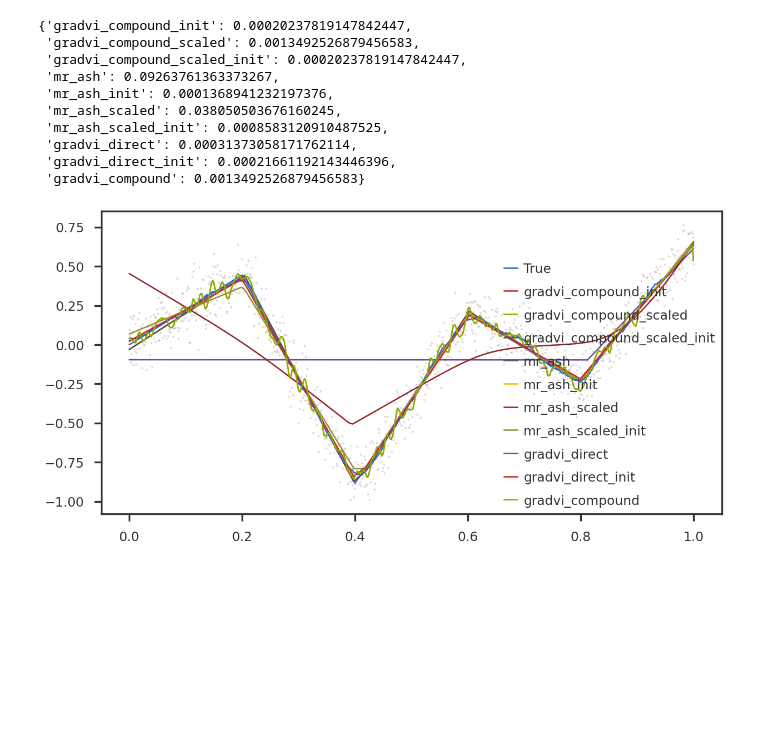
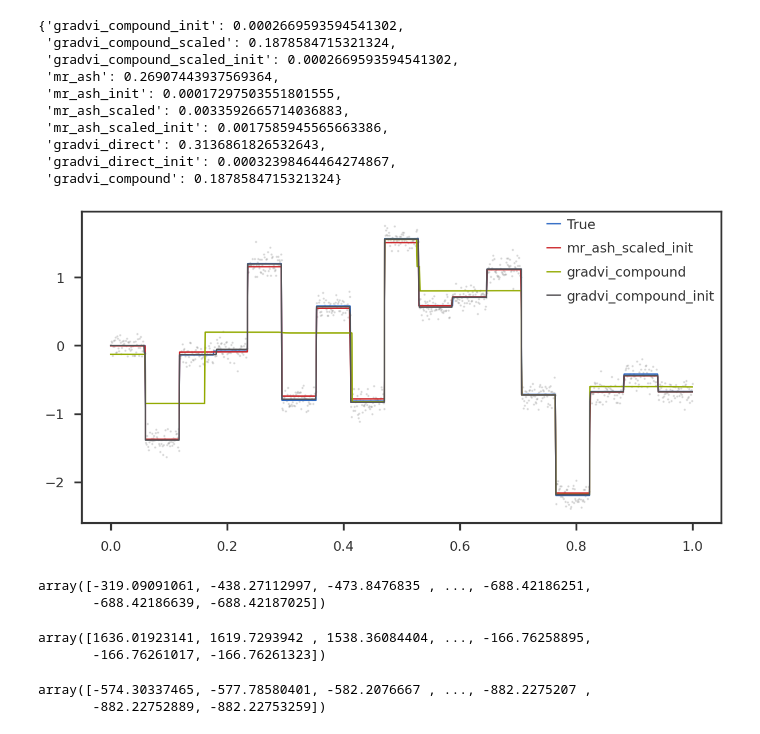
Before and after one commit to banskt/gradvi-experiments, a Jupyter notebook: analysis/dsc_output_trendfiltering.ipynb, the cells around one changed output. Saved outputs shown, nothing was run; the diff lists cells and outputs as text; code cells hidden in the pictures; blank space fills up the shorter version.

```diff
--- a/analysis/dsc_output_trendfiltering.ipynb
+++ b/analysis/dsc_output_trendfiltering.ipynb
@@ -29,7 +29,7 @@ def stratify_dfcols(df, condition_list):
         df = stratify_dfcol(df, colname, value)
     return df
 # %%
-dsc_output = "/home/saikatbanerjee/scratch/work/gradvi-experiments/trendfiltering_trial"
+dsc_output = "/home/saikatbanerjee/scratch/work/gradvi-experiments/trendfiltering"
 # %%
 db = os.path.join(dsc_output, os.path.basename(os.path.normpath(dsc_output)) + ".db")
 print(db)
@@ -50,6 +50,7 @@ condition = [""]
 qp = dscQP(db, target, condition)
 qp_df = qp.output_table
 
-qp_df
+df = stratify_dfcols(qp_df, [('simulate.sfix', 16), ('simulate.dtrue', 0), ('DSC', 2)])
+df
 # %% [output]
 |  | DSC | simulate | simulate.sfix | simulate.output.file | simulate.n | simulate.dtrue | fit | ... |
@@ -66,11 +67,11 @@ qp_df
 # %%
-data = dsc_io.load_dsc(os.path.join(dsc_output, f"{qp_df['simulate.output.file'].iloc[0]}.pkl"))
+data = dsc_io.load_dsc(os.path.join(dsc_output, f"{df['simulate.output.file'].iloc[0]}.pkl"))
 # %%
-methods = qp_df["fit"].unique()
+methods = df["fit"].unique()
 res = dict()
 tfmse = dict()
 for method in methods:
-    dfs = stratify_dfcols(qp_df, [('fit', method)])
+    dfs = stratify_dfcols(df, [('fit', method)])
     f_ext = "pkl" if method.startswith("gradvi") else "rds"
     resfile = os.path.join(dsc_output, f"{dfs['fit.output.file'].iloc[0]}.{f_ext}")
     res[method] = dsc_io.load_dsc(resfile)
@@ -79,34 +80,50 @@ for method in methods:
 # %%
 tfmse
 # %% [output]
-{'gradvi_compound_init': 0.00020237819147842447,
- 'gradvi_compound_scaled': 0.0013492526879456583,
- 'gradvi_compound_scaled_init': 0.00020237819147842447,
- 'mr_ash': 0.09263761363373267,
- 'mr_ash_init': 0.0001368941232197376,
- 'mr_ash_scaled': 0.038050503676160245,
- 'mr_ash_scaled_init': 0.0008583120910487525,
- 'gradvi_direct': 0.00031373058171762114,
- 'gradvi_direct_init': 0.00021661192143446396,
- 'gradvi_compound': 0.0013492526879456583}
+{'gradvi_compound_init': 0.0002669593594541302,
+ 'gradvi_compound_scaled': 0.1878584715321324,
+ 'gradvi_compound_scaled_init': 0.0002669593594541302,
+ 'mr_ash': 0.26907443937569364,
+ 'mr_ash_init': 0.00017297503551801555,
+ 'mr_ash_scaled': 0.0033592665714036883,
+ 'mr_ash_scaled_init': 0.0017585945565663386,
+ 'gradvi_direct': 0.3136861826532643,
+ 'gradvi_direct_init': 0.00032398464464274867,
+ 'gradvi_compound': 0.1878584715321324}
 # %%
 mpl_stylesheet.banskt_presentation(splinecolor = 'black', dpi = 120)
 
 fig = plt.figure(figsize = (12, 6))
 ax1 = fig.add_subplot(111)
 
 y = data['y']
 ytrue = data['ytrue']
 x = np.linspace(0, 1, y.shape[0])
 
 ax1.scatter(x, y, s = 2, color = 'grey', alpha = 0.2)
 ax1.plot(x, ytrue, label = 'True')
 
-for method in methods:
+#for method in ['gradvi_direct', 'gradvi_direct_init', 'gradvi_compound', 'gradvi_compound_init']:
+for method in ['mr_ash_scaled_init', 'gradvi_compound', 'gradvi_compound_init']:
     ym = res[method]['ypred']
     ax1.plot(x, ym, label = method)
 
 ax1.legend()
 plt.show()
 # %% [output]
-[figure, old version]
+[figure, new version]
+# %%
+res['mr_ash_init']['model']['fit']['varobj']
+# %% [output]
+array([-319.09091061, -438.27112997, -473.8476835 , ..., -688.42186251,
+       -688.42186639, -688.42187025])
+# %%
+res['gradvi_compound']['model']['elbo_path']
+# %% [output]
+array([1636.01923141, 1619.7293942 , 1538.36084404, ..., -166.76258895,
+       -166.76261017, -166.76261323])
+# %%
+res['gradvi_compound_init']['model']['elbo_path']
+# %% [output]
+array([-574.30337465, -577.78580401, -582.2076667 , ..., -882.2275207 ,
+       -882.22752889, -882.22753259])
```
Also changed, not shown: parts of 5 cells of this notebook, 6 other files.
